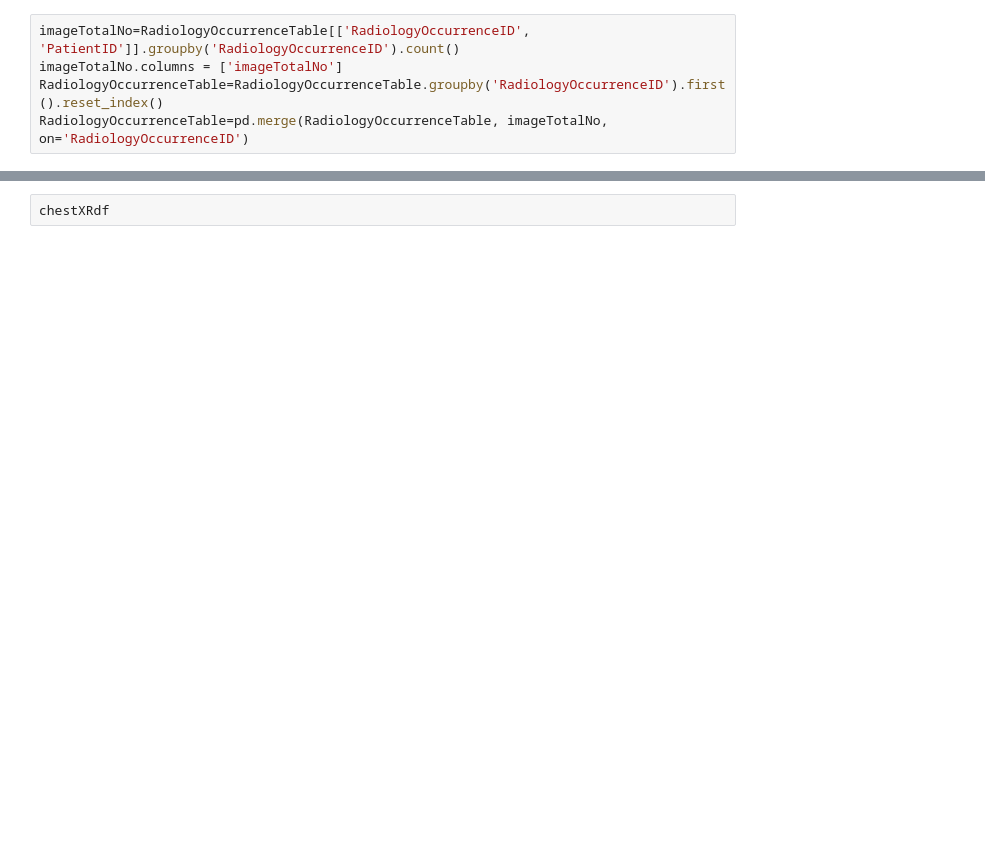
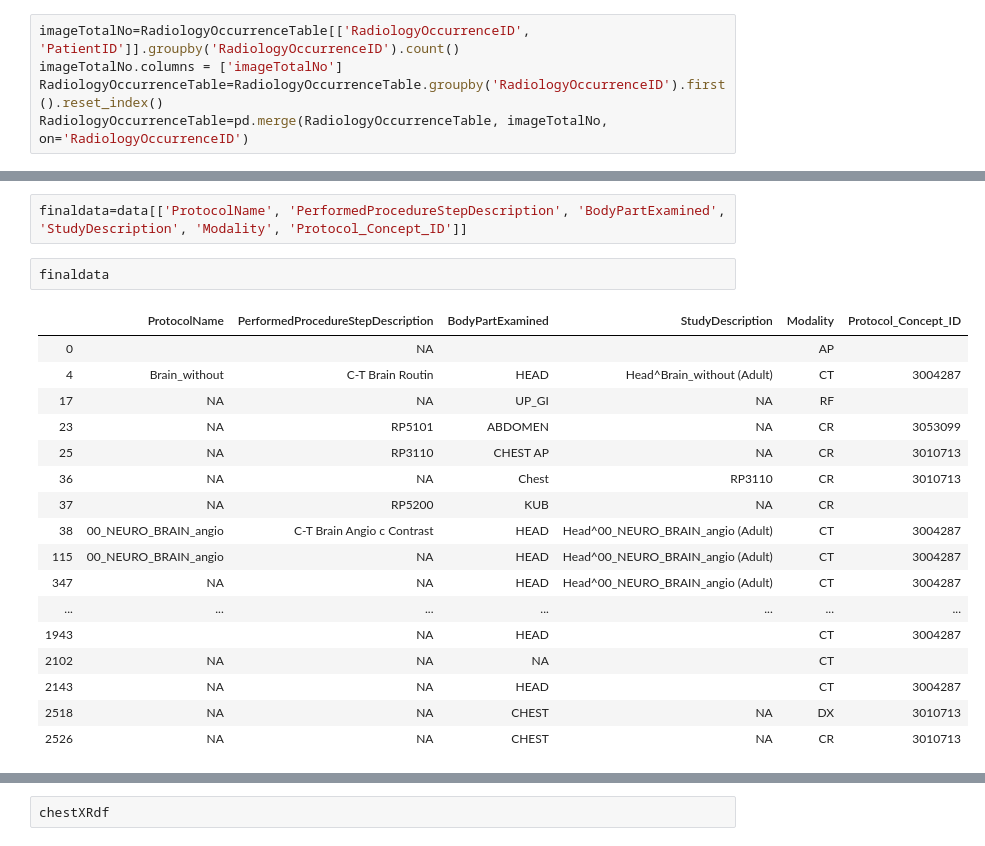
Before and after one commit to YeechingTiger/Radiology-CDM, a Jupyter notebook: Python/R-CDM_python.ipynb, the cells around one changed output, grey strips where cells are left out. Cells and saved outputs as stored; diff of their text form; blank space fills up the shorter version.

```diff
--- a/Python/R-CDM_python.ipynb
+++ b/Python/R-CDM_python.ipynb
@@ -210,0 +408,22 @@ RadiologyOccurrenceTable
+# %%
+finaldata=data[['ProtocolName', 'PerformedProcedureStepDescription', 'BodyPartExamined', 'StudyDescription', 'Modality', 'Protocol_Concept_ID']]
+# %%
+finaldata
+# %% [output]
+|  | ProtocolName | PerformedProcedureStepDescription | BodyPartExamined | StudyDescription | Modality | Protocol_Concept_ID |
+| 0 |  | NA |  |  | AP |  |
+| 4 | Brain_without | C-T Brain Routin | HEAD | Head^Brain_without (Adult) | CT | 3004287 |
+| 17 | NA | NA | UP_GI | NA | RF |  |
+| 23 | NA | RP5101 | ABDOMEN | NA | CR | 3053099 |
+| 25 | NA | RP3110 | CHEST AP | NA | CR | 3010713 |
+| 36 | NA | NA | Chest | RP3110 | CR | 3010713 |
+| 37 | NA | RP5200 | KUB | NA | CR |  |
+| 38 | 00_NEURO_BRAIN_angio | C-T Brain Angio c Contrast | HEAD | Head^00_NEURO_BRAIN_angio (Adult) | CT | 3004287 |
+| 115 | 00_NEURO_BRAIN_angio | NA | HEAD | Head^00_NEURO_BRAIN_angio (Adult) | CT | 3004287 |
+| 347 | NA | NA | HEAD | Head^00_NEURO_BRAIN_angio (Adult) | CT | 3004287 |
+| ... | ... | ... | ... | ... | ... | ... |
+| 1943 |  | NA | HEAD |  | CT | 3004287 |
+| 2102 | NA | NA | NA |  | CT |  |
+| 2143 | NA | NA | HEAD |  | CT | 3004287 |
+| 2518 | NA | NA | CHEST | NA | DX | 3010713 |
+| 2526 | NA | NA | CHEST | NA | CR | 3010713 |
```
Also changed, not shown: parts of 17 cells of this notebook.
